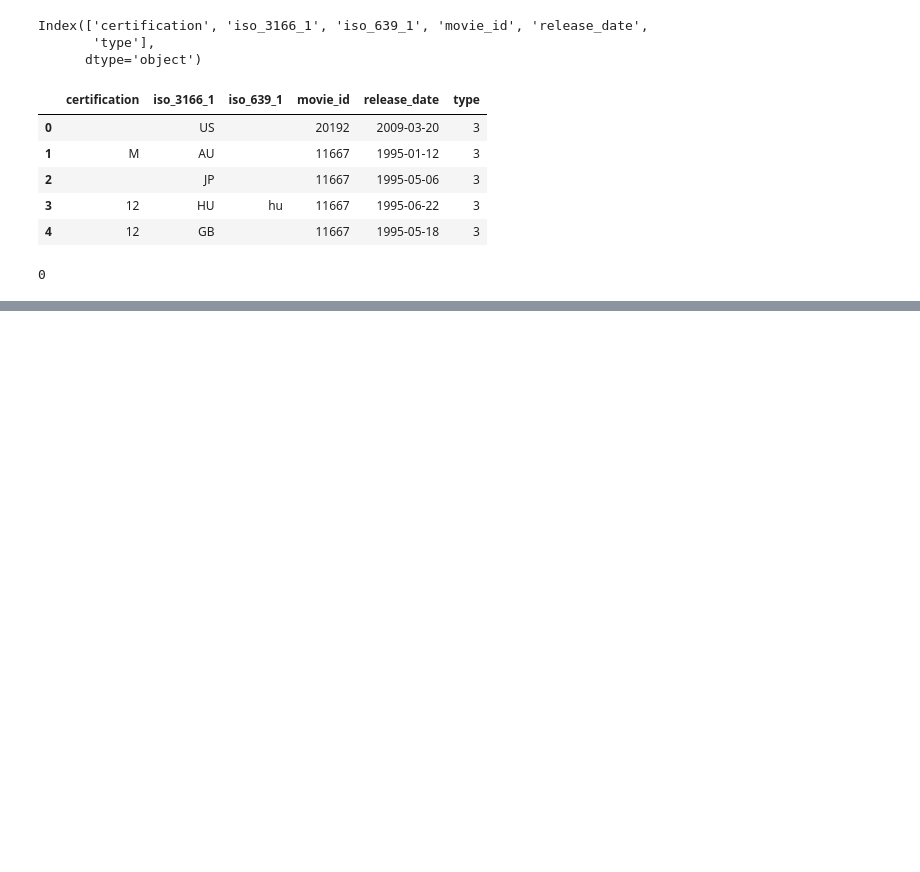
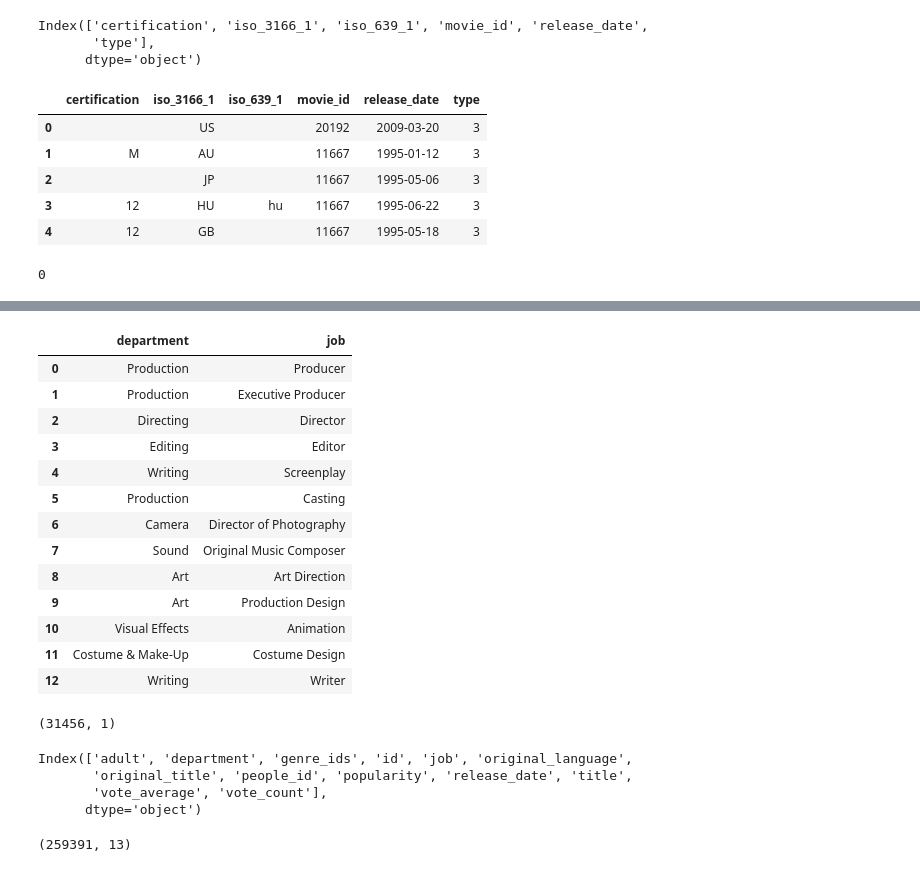
Before and after one commit to mandixbw/Cinema_KeysForSuccess, a Jupyter notebook: 08_Feature_Engineering.ipynb, the cells around one changed output, grey strips where cells are left out. Cells and saved outputs as stored; diff of their text form; code cells hidden in the pictures; blank space fills up the shorter version.

```diff
--- a/08_Feature_Engineering.ipynb
+++ b/08_Feature_Engineering.ipynb
@@ -2159,0 +2285,39 @@ dfMoviesUS.merge(dfMoviesReleaseDates[dfMoviesReleaseDates['iso_3166_1']=='US'],
+# %%
+#Me quedaría con:
+dfJobsAux = dfMoviesCrew.merge(dfMoviesUS, how='inner', on='movie_id').groupby(['department', 'job'])['status'].count().reset_index().sort_values(by='status', ascending=False).head(13).reset_index()[['department', 'job']]
+dfJobsAux
+# %% [output]
+|  | department | job |
+| 0 | Production | Producer |
+| 1 | Production | Executive Producer |
+| 2 | Directing | Director |
+| 3 | Editing | Editor |
+| 4 | Writing | Screenplay |
+| 5 | Production | Casting |
+| 6 | Camera | Director of Photography |
+| 7 | Sound | Original Music Composer |
+| 8 | Art | Art Direction |
+| 9 | Art | Production Design |
+| 10 | Visual Effects | Animation |
+| 11 | Costume & Make-Up | Costume Design |
+| 12 | Writing | Writer |
+# %%
+#Voy a tomar todos los crew de todas mis películas en los trabajos anteriores a ver qué info tengo de lo que han trabajado:
+dfCrewIds = pd.DataFrame(dfMoviesCrew.merge(dfMoviesUS[['movie_id']], how='inner').merge(dfJobsAux, how='inner', on=['department', 'job'])['id'].unique(), columns=['people_id'])
+dfCrewIds.shape
+# %% [output]
+(31456, 1)
+# %%
+dfPeopleMoviesCrew.columns
+# %% [output]
+Index(['adult', 'department', 'genre_ids', 'id', 'job', 'original_language',
+       'original_title', 'people_id', 'popularity', 'release_date', 'title',
+       'vote_average', 'vote_count'],
+      dtype='object')
+# %%
+#Para facilitar la escritura en adelante, me quedo en dfPeopleMoviesCrew con mis crew y sus pelis, y los trabajos seleccionados
+
+dfPeopleMoviesCrew = dfPeopleMoviesCrew.merge(dfCrewIds, how='inner').merge(dfJobsAux, how='inner', on=['department', 'job'])
+dfPeopleMoviesCrew.shape
+# %% [output]
+(259391, 13)
```
Also changed, not shown: parts of 61 cells of this notebook.
